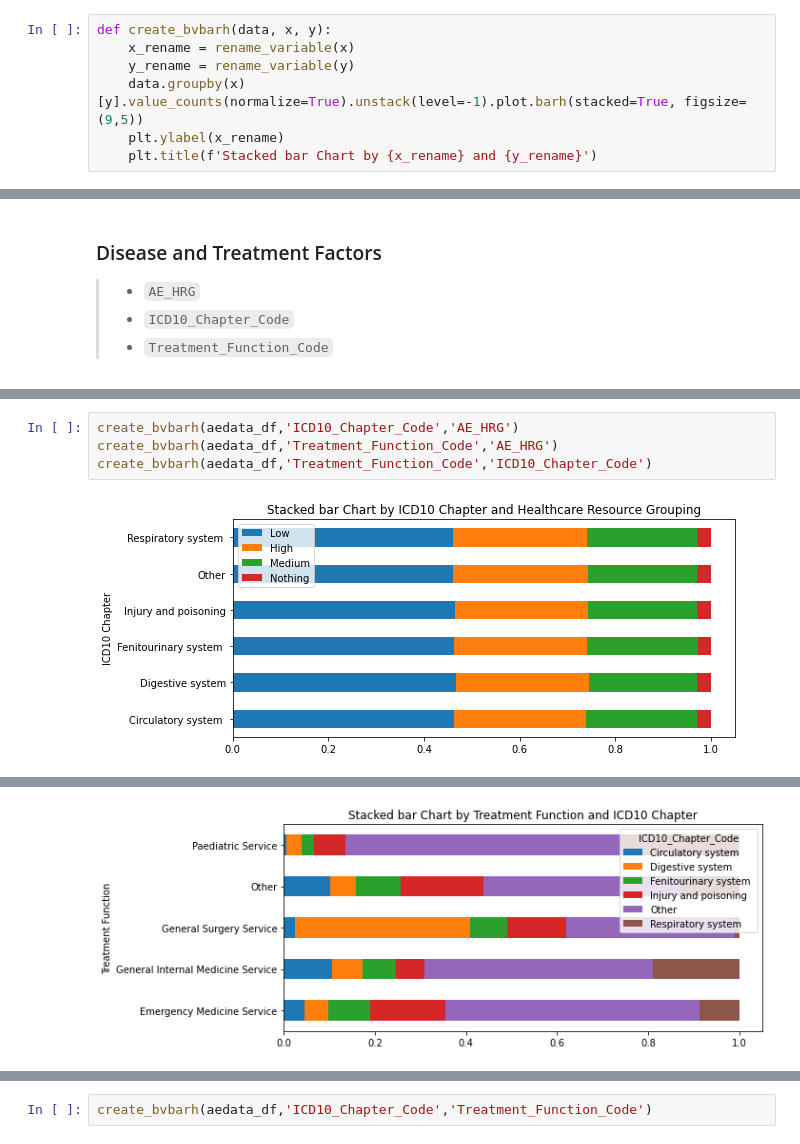
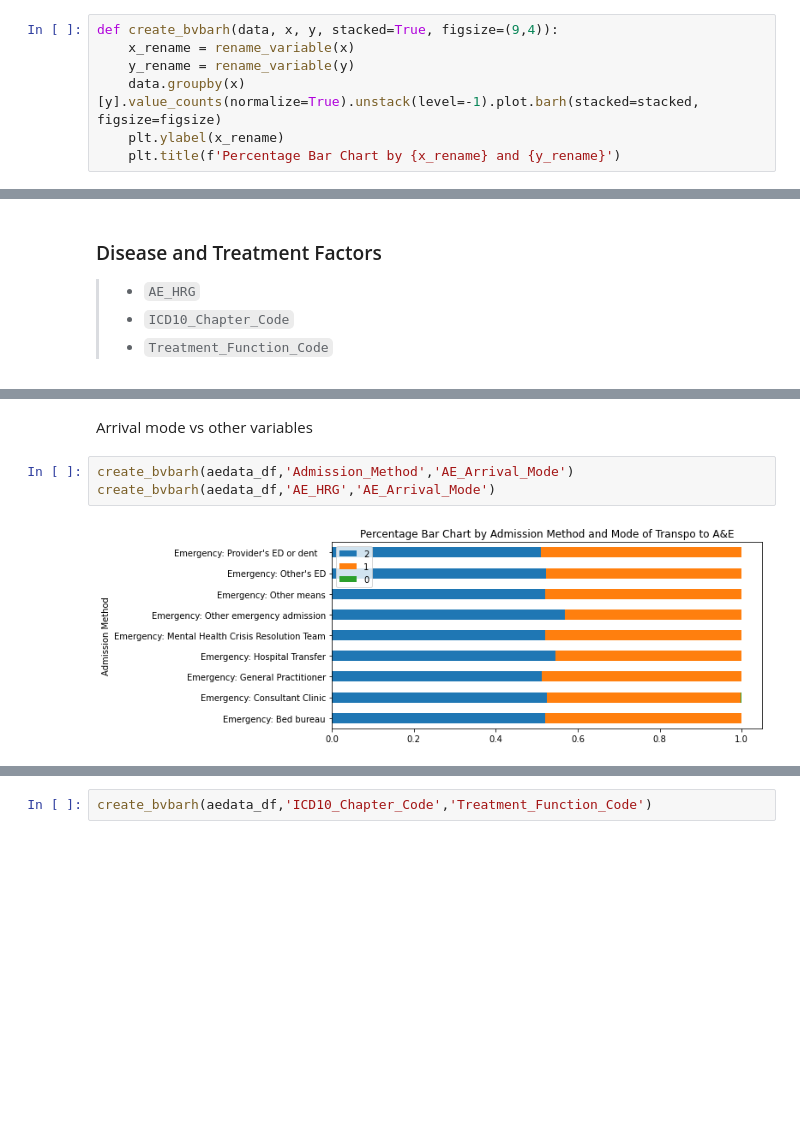
Before and after one commit to biogear13/A-E_admitted_Synthetic_Data, a Jupyter notebook: AandE_admission_EA.ipynb, the cells around one changed output, grey strips where cells are left out. Saved outputs shown, nothing was run; the diff lists cells and outputs as text; blank space fills up the shorter version.

```diff
--- a/AandE_admission_EA.ipynb
+++ b/AandE_admission_EA.ipynb
@@ -589,12 +592,12 @@ def create_bvboxplot(data, x, y, order=True):
     plt.ylabel(y_rename)
     plt.title(f'Boxplot by {x_rename} and {y_rename}')
 # %%
-def create_bvbarh(data, x, y):
+def create_bvbarh(data, x, y, stacked=True, figsize=(9,4)):
     x_rename = rename_variable(x)
     y_rename = rename_variable(y)
-    data.groupby(x)[y].value_counts(normalize=True).unstack(level=-1).plot.barh(stacked=True, figsize=(9,5))
+    data.groupby(x)[y].value_counts(normalize=True).unstack(level=-1).plot.barh(stacked=stacked, figsize=figsize)
     plt.ylabel(x_rename)
-    plt.title(f'Stacked bar Chart by {x_rename} and {y_rename}')
+    plt.title(f'Percentage Bar Chart by {x_rename} and {y_rename}')
 # %%
 def create_mvpointplot(data, x, y, z):
     x_rename = rename_variable(x)
@@ -1046,6 +1041,7 @@ create_bvcountplot(aedata_df,'Treatment_Function_Code','ICD10_Chapter_Code',True
+# %% [markdown]
+Arrival mode vs other variables
 # %%
-create_bvbarh(aedata_df,'ICD10_Chapter_Code','AE_HRG')
-create_bvbarh(aedata_df,'Treatment_Function_Code','AE_HRG')
-create_bvbarh(aedata_df,'Treatment_Function_Code','ICD10_Chapter_Code')
+create_bvbarh(aedata_df,'Admission_Method','AE_Arrival_Mode')
+create_bvbarh(aedata_df,'AE_HRG','AE_Arrival_Mode')
 # %% [output]
-[figure, old version]
+[figure, new version]
@@ -1053 +1048,0 @@ create_bvbarh(aedata_df,'Treatment_Function_Code','ICD10_Chapter_Code')
-[figure, removed]
```
Also changed, not shown: parts of 49 cells of this notebook, 1 other file.
